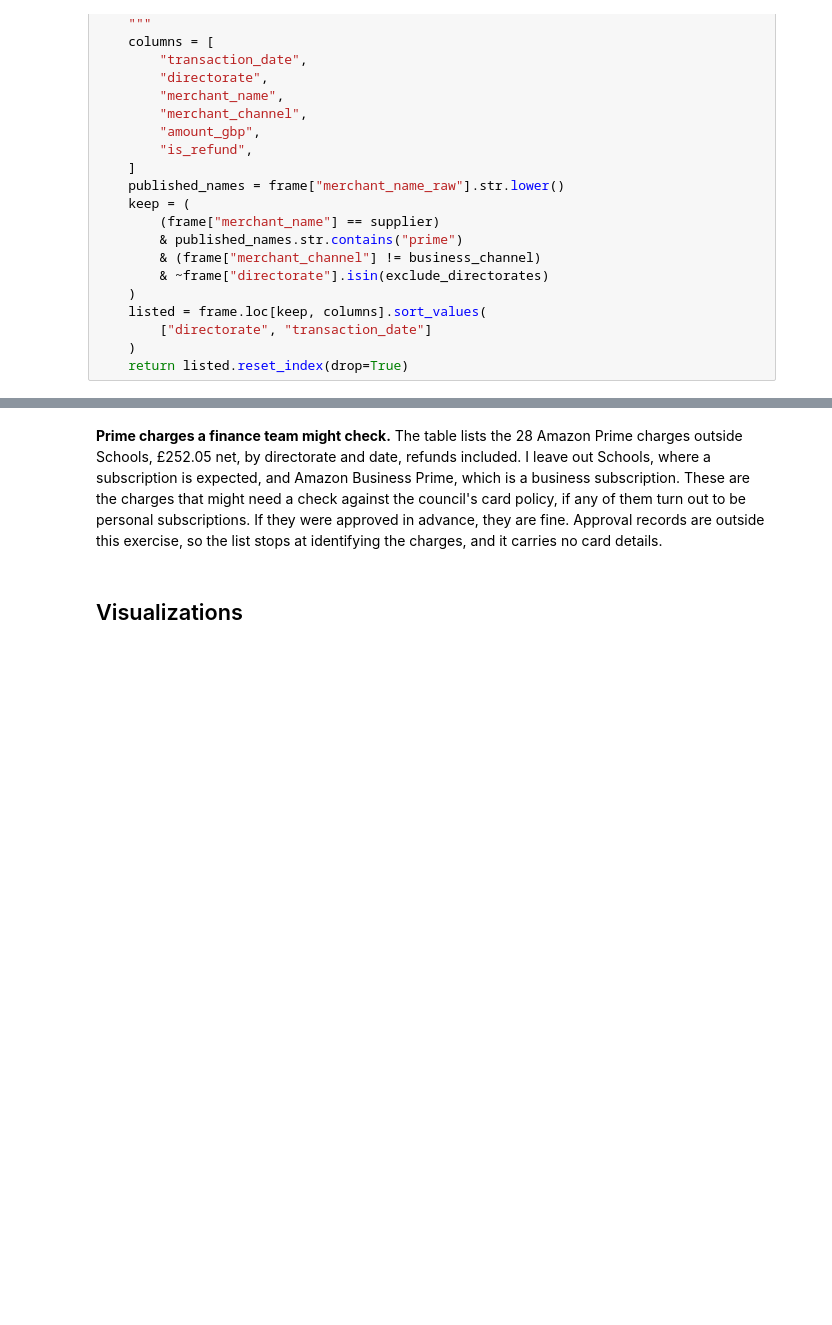
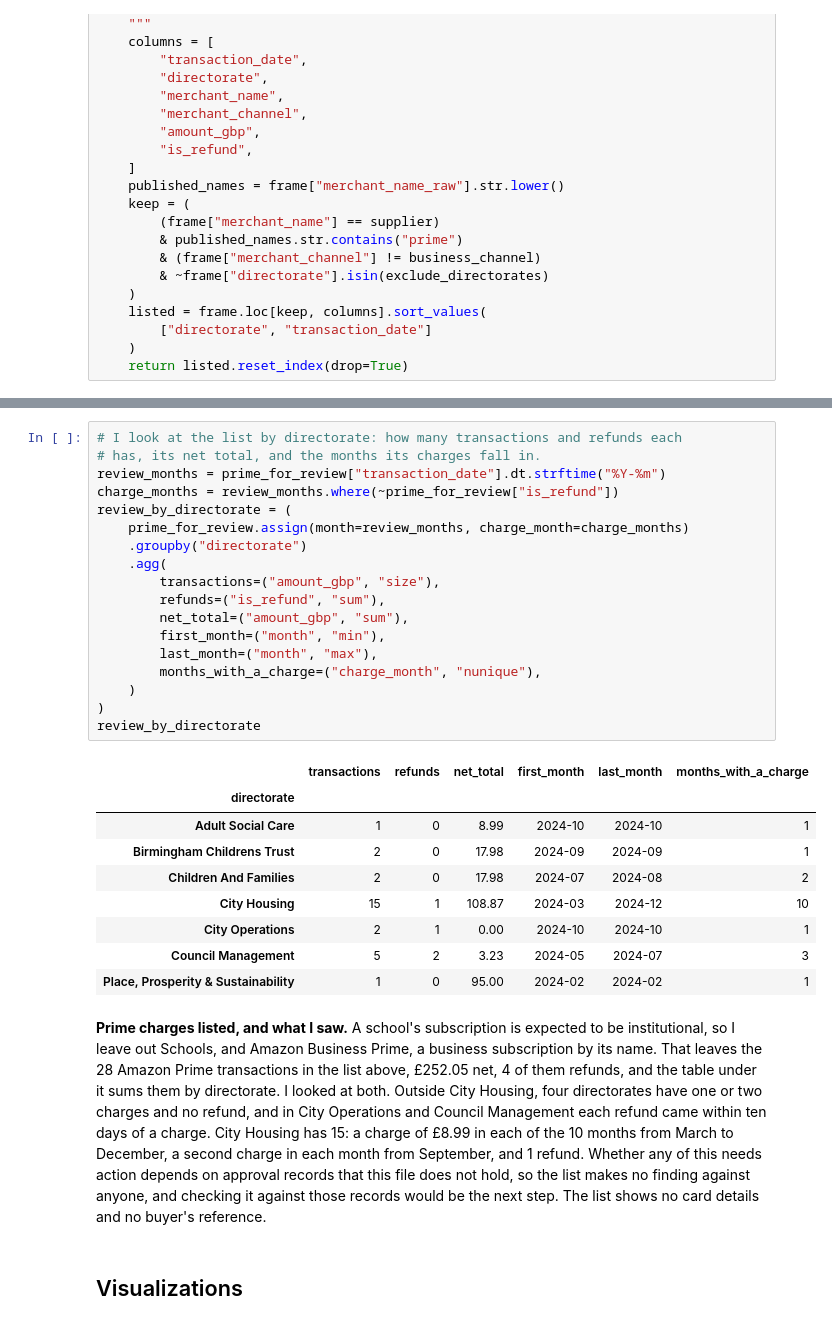
Before and after one commit to PaddyGilliland1/ai-programming-foundations-project, a Jupyter notebook: data_workflow.ipynb, the cells around one changed output, grey strips where cells are left out. Drawn from its saved outputs; the diff is of its cells as text; blank space fills up the shorter version.

```diff
--- a/data_workflow.ipynb
+++ b/data_workflow.ipynb
@@ -956,8 +958,36 @@ Their net total: £252.05
 | 25 | 2024-06-04 | Council Management | amazon | retail | -2.25 | True |
 | 26 | 2024-07-30 | Council Management | amazon | retail | 0.99 | False |
 | 27 | 2024-02-25 | Place, Prosperity & Sustainability | amazon | retail | 95.00 | False |
+# %%
+# I look at the list by directorate: how many transactions and refunds each
+# has, its net total, and the months its charges fall in.
+review_months = prime_for_review["transaction_date"].dt.strftime("%Y-%m")
+charge_months = review_months.where(~prime_for_review["is_refund"])
+review_by_directorate = (
+    prime_for_review.assign(month=review_months, charge_month=charge_months)
+    .groupby("directorate")
+    .agg(
+        transactions=("amount_gbp", "size"),
+        refunds=("is_refund", "sum"),
+        net_total=("amount_gbp", "sum"),
+        first_month=("month", "min"),
+        last_month=("month", "max"),
+        months_with_a_charge=("charge_month", "nunique"),
+    )
+)
+review_by_directorate
+# %% [output]
+|  | transactions | refunds | net_total | first_month | last_month | months_with_a_charge |
+| directorate |  |  |  |  |  |  |
+| Adult Social Care | 1 | 0 | 8.99 | 2024-10 | 2024-10 | 1 |
+| Birmingham Childrens Trust | 2 | 0 | 17.98 | 2024-09 | 2024-09 | 1 |
+| Children And Families | 2 | 0 | 17.98 | 2024-07 | 2024-08 | 2 |
+| City Housing | 15 | 1 | 108.87 | 2024-03 | 2024-12 | 10 |
+| City Operations | 2 | 1 | 0.00 | 2024-10 | 2024-10 | 1 |
+| Council Management | 5 | 2 | 3.23 | 2024-05 | 2024-07 | 3 |
+| Place, Prosperity & Sustainability | 1 | 0 | 95.00 | 2024-02 | 2024-02 | 1 |
 # %% [markdown]
-**Prime charges a finance team might check.** The table lists the 28 Amazon Prime charges outside Schools, £252.05 net, by directorate and date, refunds included. I leave out Schools, where a subscription is expected, and Amazon Business Prime, which is a business subscription. These are the charges that might need a check against the council's card policy, if any of them turn out to be personal subscriptions. If they were approved in advance, they are fine. Approval records are outside this exercise, so the list stops at identifying the charges, and it carries no card details.
+**Prime charges listed, and what I saw.** A school's subscription is expected to be institutional, so I leave out Schools, and Amazon Business Prime, a business subscription by its name. That leaves the 28 Amazon Prime transactions in the list above, £252.05 net, 4 of them refunds, and the table under it sums them by directorate. I looked at both. Outside City Housing, four directorates have one or two charges and no refund, and in City Operations and Council Management each refund came within ten days of a charge. City Housing has 15: a charge of £8.99 in each of the 10 months from March to December, a second charge in each month from September, and 1 refund. Whether any of this needs action depends on approval records that this file does not hold, so the list makes no finding against anyone, and checking it against those records would be the next step. The list shows no card details and no buyer's reference.
 # %% [markdown]
 ## Visualizations
 # %% [markdown]
```
Also changed, not shown: parts of 3 cells of this notebook.
